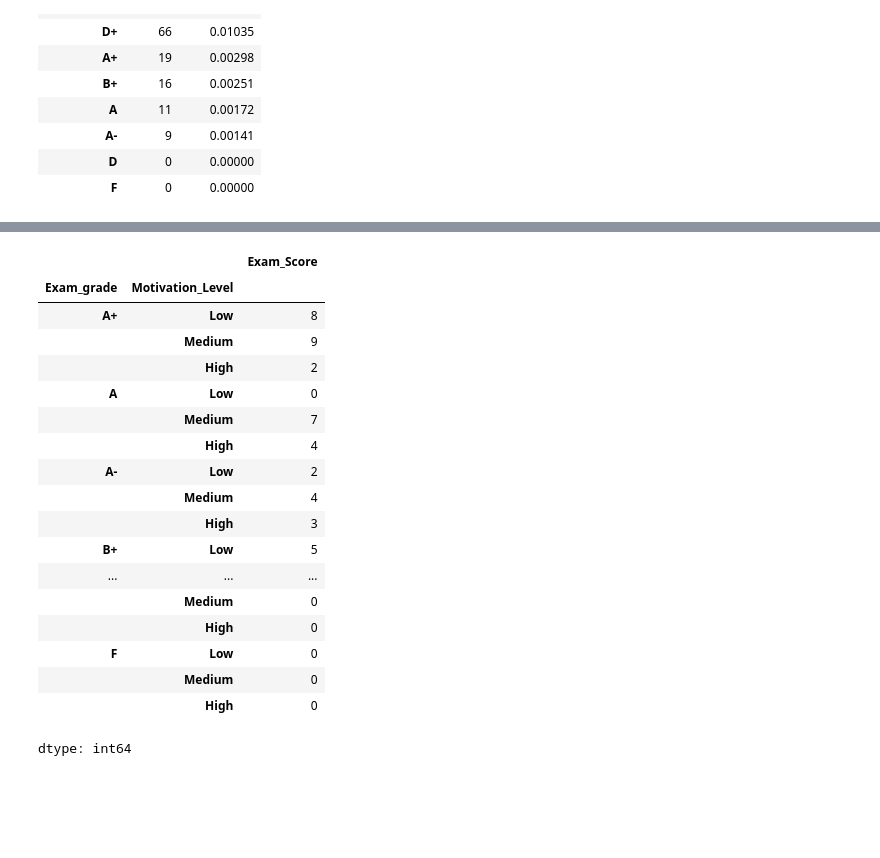
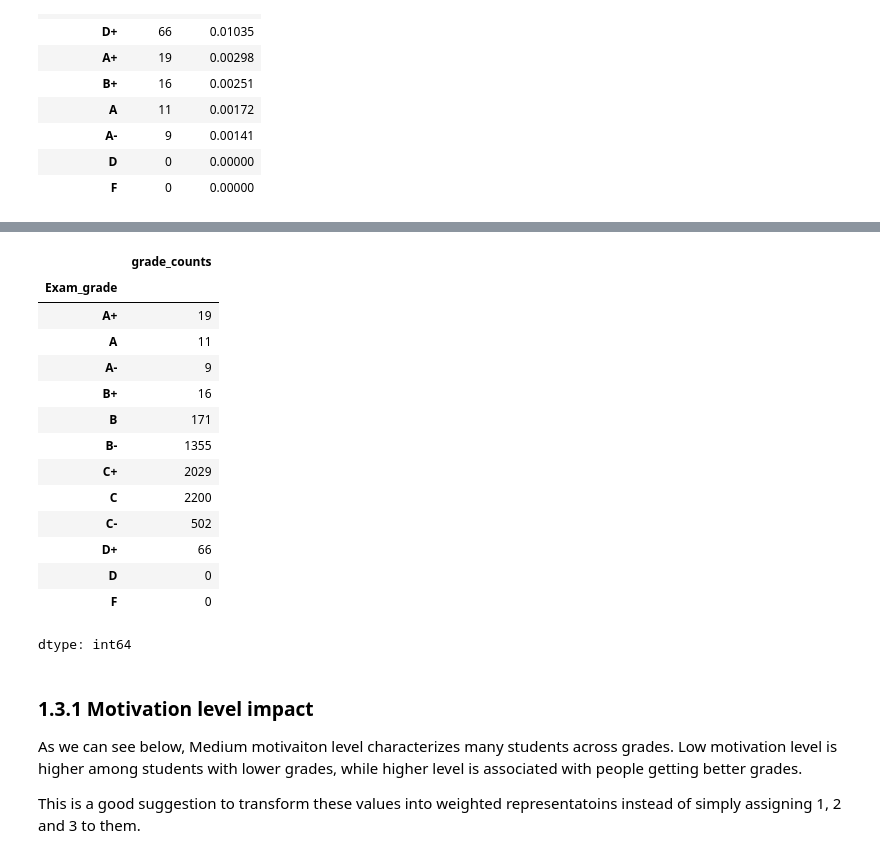
Before and after one commit to PawelG-WWA/learning-features, a Jupyter notebook: PROW_pd4484.ipynb, the cells around one changed output, grey strips where cells are left out. Saved outputs shown, nothing was run; the diff lists cells and outputs as text; code cells hidden in the pictures; blank space fills up the shorter version.

```diff
--- a/PROW_pd4484.ipynb
+++ b/PROW_pd4484.ipynb
@@ -333,24 +331,26 @@ As we can see below, motivation level doesn't differ much between students' scor
 # %%
-motivation_factor = df.groupby(['Exam_grade', 'Motivation_Level'], observed=False)['Exam_Score'].count()
-motivation_factor
+grade_counts = df.groupby('Exam_grade', observed=False).count().iloc[:,0].rename('grade_counts')
+grade_counts
 # %% [output]
-|  |  | Exam_Score |
-| Exam_grade | Motivation_Level |  |
-| A+ | Low | 8 |
-|  | Medium | 9 |
-|  | High | 2 |
-| A | Low | 0 |
-|  | Medium | 7 |
-|  | High | 4 |
-| A- | Low | 2 |
-|  | Medium | 4 |
-|  | High | 3 |
-| B+ | Low | 5 |
-| ... | ... | ... |
-|  | Medium | 0 |
-|  | High | 0 |
-| F | Low | 0 |
-|  | Medium | 0 |
-|  | High | 0 |
+|  | grade_counts |
+| Exam_grade |  |
+| A+ | 19 |
+| A | 11 |
+| A- | 9 |
+| B+ | 16 |
+| B | 171 |
+| B- | 1355 |
+| C+ | 2029 |
+| C | 2200 |
+| C- | 502 |
+| D+ | 66 |
+| D | 0 |
+| F | 0 |
 dtype: int64
+# %% [markdown]
+### 1.3.1 Motivation level impact
+
+As we can see below, Medium motivaiton level characterizes many students across grades. Low motivation level is higher among students with lower grades, while higher level is associated with people getting better grades.
+
+This is a good suggestion to transform these values into weighted representatoins instead of simply assigning 1, 2 and 3 to them.
 # %%
```
Also changed, not shown: parts of 18 cells of this notebook.
